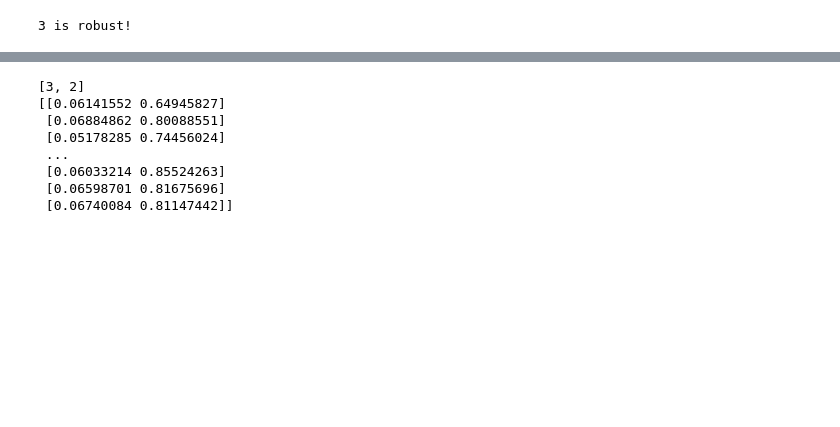
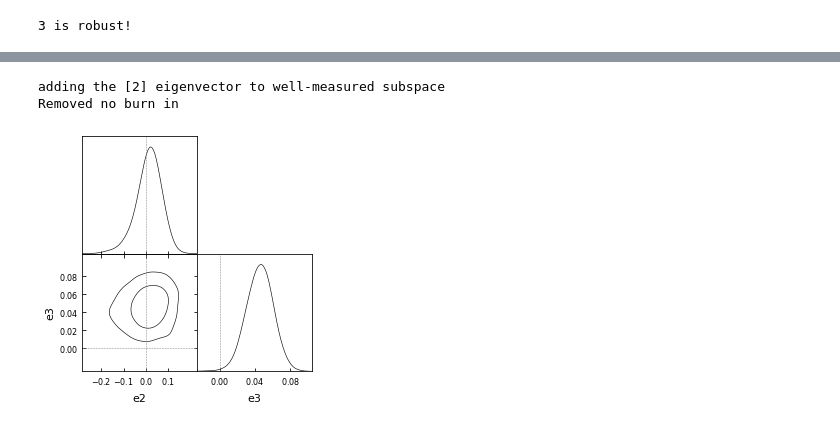
Before and after one commit to SBU-EVAN/jupyter-notebooks, a Jupyter notebook: tension_metrics.ipynb, the cells around one changed output, grey strips where cells are left out. Cells and saved outputs as stored; diff of their text form; code cells hidden in the pictures; blank space fills up the shorter version.

```diff
--- a/tension_metrics.ipynb
+++ b/tension_metrics.ipynb
@@ -619,26 +648,35 @@ plt.hist(diff)
 # %%
 # if I ensure at least 2 dim subspace I can use normalizing flows
 if( len(robust)<2 ):
     add_vec = -1*np.sort(-1*r)[1]
     new_idx = np.where(r==add_vec)
     print('adding the {} eigenvector to well-measured subspace'.format(new_idx[0]))
     robust.append(new_idx[0][0])
 
-print(robust)
 well_measured_planck = planck_proj[...,robust]
 well_measured_des = transformed_vecs[...,robust]
+#print(np.take(well_measured_planck[:],range(len(well_measured_des)),axis=1,mode='wrap').shape)
+n_planck = len(well_measured_planck)
+n_des = len(well_measured_des)
 
-diff = well_measured_des - np.take(well_measured_planck,len(well_measured_planck),mode='wrap')
-print(diff)
+#diff[i*N1:(i+1)*N1] = -chain1[:N1,idx1] + np.take(chain2[:,idx2], range(lower,upper), axis=0, mode='wrap')
+
+if( len(well_measured_des) > len(well_measured_planck) ):
+    diff = well_measured_des[:n_planck] - well_measured_planck
+elif( len(well_measured_des) <= len(well_measured_planck) ):
+    diff = well_measured_planck[:n_des] - well_measured_des
+
+param_diff_chain = MCSamples(samples=diff,names=['e3','e2'],label='diff')
+g = gdplt.get_subplot_plotter()
+g.settings.num_plot_contours = 2
+g.triangle_plot(param_diff_chain,
+                params=['e2','e3'],
+                filled=False,
+                markers={_p:0 for _p in ['e2','e3']})
 # %% [output]
-[3, 2]
-[[0.06141552 0.64945827]
- [0.06884862 0.80088551]
- [0.05178285 0.74456024]
- ...
- [0.06033214 0.85524263]
- [0.06598701 0.81675696]
- [0.06740084 0.81147442]]
+adding the [2] eigenvector to well-measured subspace
+Removed no burn in
+[figure, added]
 # %%
 common_params = ['e1','e2']
 
```
Also changed, not shown: parts of 11 cells of this notebook.
